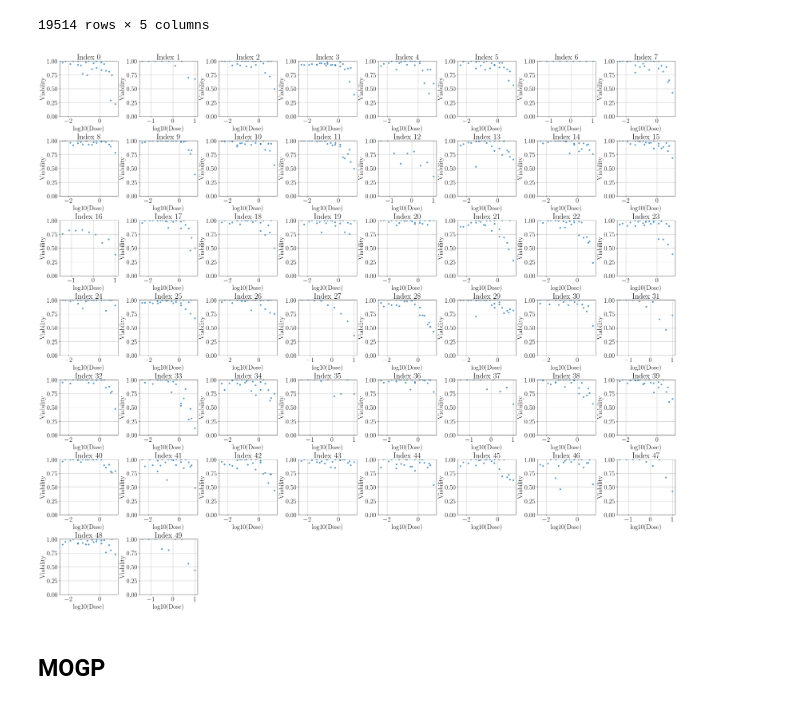
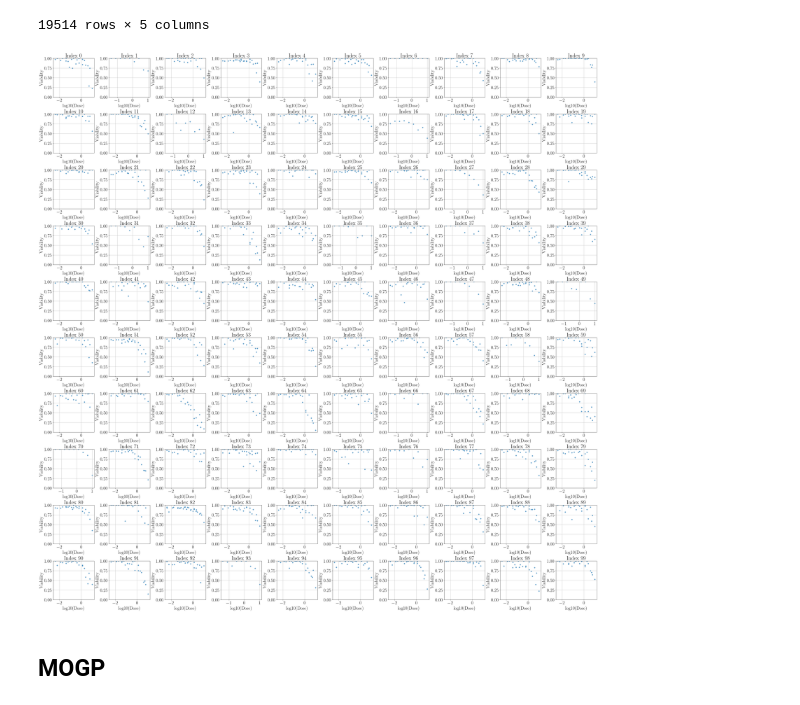
Before and after one commit to joshuarooijakkers/robust_conjugate_MOGP, a Jupyter notebook: experiments/cisplatin/cisplatin_MOGP.ipynb, the cells around one changed output. Drawn from its saved outputs; the diff is of its cells as text; code cells hidden in the pictures.

```diff
--- a/experiments/cisplatin/cisplatin_MOGP.ipynb
+++ b/experiments/cisplatin/cisplatin_MOGP.ipynb
@@ -64,35 +69,35 @@ def visual_examples(df, k):
 
     # Calculate number of rows and columns for the grid
     cols = int(np.ceil(np.sqrt(k)))
     rows = int(np.ceil(k / cols))
 
     fig, axes = plt.subplots(rows, cols, figsize=(cols * 4, rows * 4), constrained_layout=True)
 
     # Flatten axes for easy indexing
     axes = axes.flatten()
 
     for i in range(k):
         cell_line = unique_cell_lines[i]
         df_n = df[df['cell_line'] == cell_line]
 
         ax = axes[i]
         ax.scatter(df_n['log10_dose'], df_n['viability'], alpha=0.7)
         ax.set_title(f'Index {i}')
         ax.set_xlabel('log10(Dose)')
         ax.set_ylabel('Viability')
         ax.grid(True)
 
         ax.set_ylim(0, 1)
 
     # Hide any unused subplots
     for j in range(k, len(axes)):
         fig.delaxes(axes[j])
 
     plt.show()
 
-visual_examples(df, 50)
+visual_examples(df, 100)
 # %% [output]
-[figure, old version]
+[figure, new version]
 # %%
 def generate_A(d, r=1, base_strength=1.0, noise_level=0.1, seed=None):
     if seed is not None:
```
Also changed, not shown: parts of 5 cells of this notebook.
